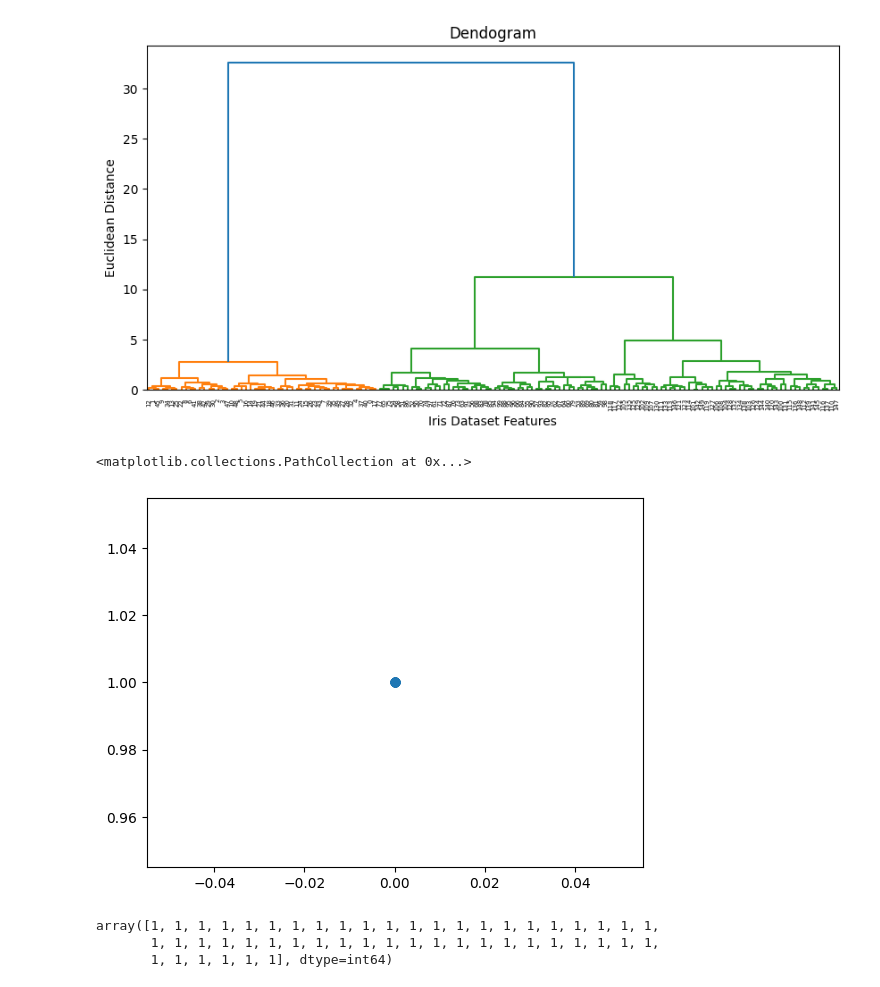
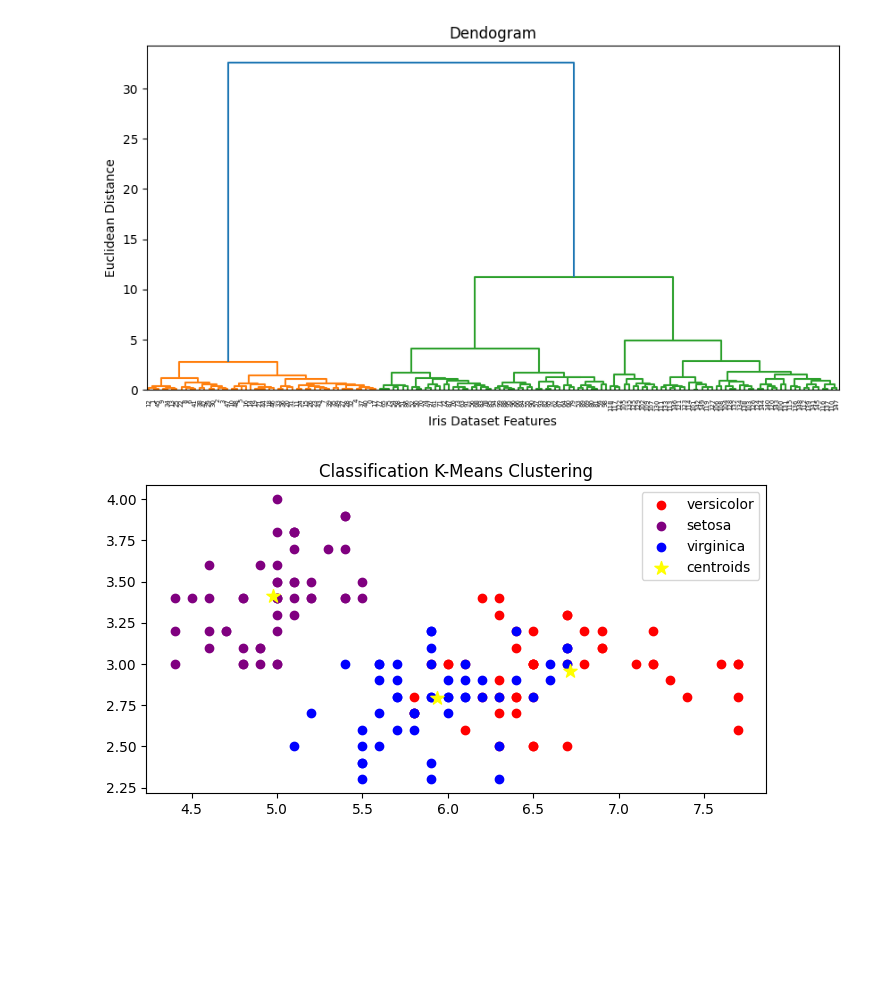
Before and after one commit to akshayyewle/Data-Analytics, a Jupyter notebook: 10 Iris Dataset Classification/Python Notebook.ipynb, the cells around one changed output. Saved outputs shown, nothing was run; the diff lists cells and outputs as text; code cells hidden in the pictures; blank space fills up the shorter version.

```diff
--- a/10 Iris Dataset Classification/Python Notebook.ipynb
+++ b/10 Iris Dataset Classification/Python Notebook.ipynb
@@ -224,16 +224,22 @@ plt.show()
 # %% [output]
 [figure]
 # %%
-hc = AgglomerativeClustering(n_clusters=3, linkage='ward',metric='euclidean')
-y_hc = hc.fit_predict(X)
-
-plt.scatter(y_hc[y_hc==0],y_hc[y_hc==1])
+model02 = AgglomerativeClustering(n_clusters=3, linkage='ward',metric='euclidean')
+model02_y_pred = hc.fit_predict(X)
-# %% [output]
-<matplotlib.collections.PathCollection at 0x...>
-[figure, removed]
-# %%
-y_hc[y_hc==1]
-# %% [output]
-array([1, 1, 1, 1, 1, 1, 1, 1, 1, 1, 1, 1, 1, 1, 1, 1, 1, 1, 1, 1, 1, 1,
-       1, 1, 1, 1, 1, 1, 1, 1, 1, 1, 1, 1, 1, 1, 1, 1, 1, 1, 1, 1, 1, 1,
-       1, 1, 1, 1, 1, 1], dtype=int64)
+# %%
+plt.figure(figsize=(8,4))
+
+# Plotting the predictions
+plt.scatter(x=X.iloc[model02_y_pred==0,0],y=X.iloc[model02_y_pred==0,1],color='red',label='versicolor')
+plt.scatter(x=X.iloc[model02_y_pred==1,0],y=X.iloc[model02_y_pred==1,1],color='purple',label='setosa')
+plt.scatter(x=X.iloc[model02_y_pred==2,0],y=X.iloc[model02_y_pred==2,1],color='blue',label='virginica')
+
+# Plotting the cluster centroid
+plt.scatter(x=model01.cluster_centers_[:,0],y=model01.cluster_centers_[:,1],color='yellow',
+            label='centroids',marker='*',s=100)
+
+plt.title('Classification K-Means Clustering')
+plt.legend()
+plt.show()
+# %% [output]
+[figure, added]
```
Also changed, not shown: parts of 5 cells of this notebook.
